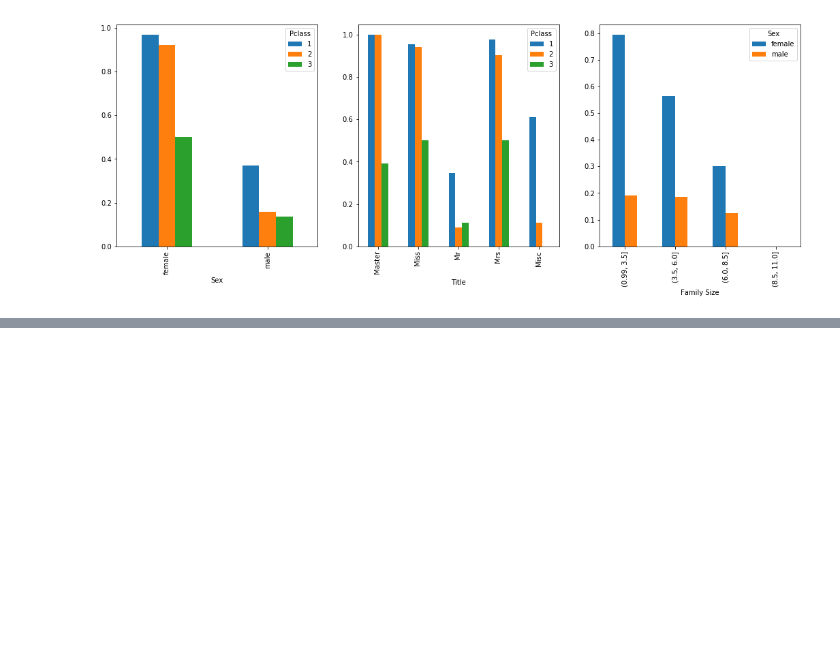
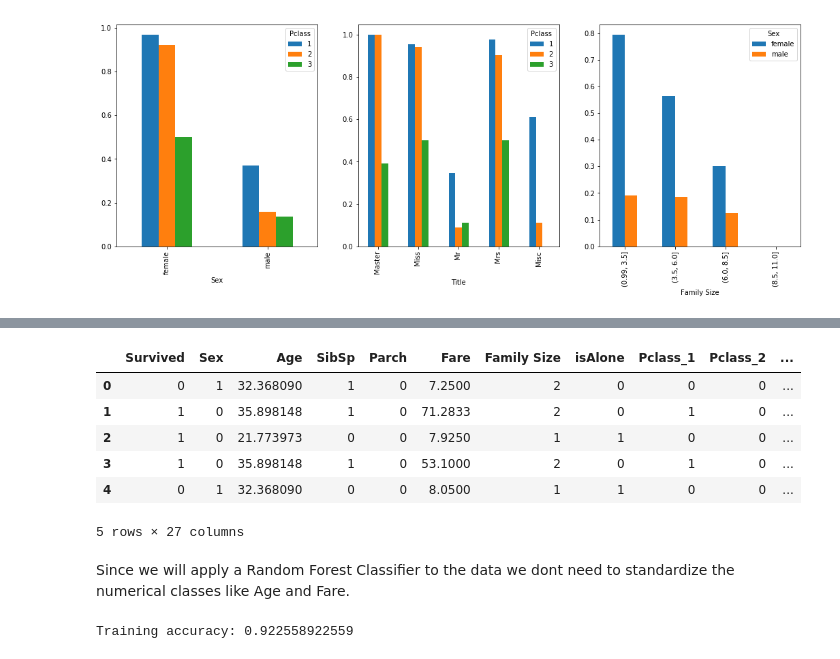
Before and after one commit to WencesVillegasMarset/KaggleChallenges, a Jupyter notebook: Titanic Challenge.ipynb, the cells around one changed output, grey strips where cells are left out. Saved outputs shown, nothing was run; the diff lists cells and outputs as text; code cells hidden in the pictures; blank space fills up the shorter version.

```diff
--- a/Titanic Challenge.ipynb
+++ b/Titanic Challenge.ipynb
@@ -165,0 +181,14 @@ train_data.pivot_table('Survived', index=pd.cut(train_data['Family Size'], 4), c
+# %%
+train_data = pd.get_dummies(train_data, columns=['Pclass', 'Embarked', 'Title', 'FareBin', 'AgeBin'])
+test_data = pd.get_dummies(test_data, columns=['Pclass', 'Embarked', 'Title', 'FareBin', 'AgeBin'])
+train_data.head()
+# %% [output]
+|  | Survived | Sex | Age | SibSp | Parch | Fare | Family Size | isAlone | Pclass_1 | Pclass_2 | ... |
+| 0 | 0 | 1 | 32.368090 | 1 | 0 | 7.2500 | 2 | 0 | 0 | 0 | ... |
+| 1 | 1 | 0 | 35.898148 | 1 | 0 | 71.2833 | 2 | 0 | 1 | 0 | ... |
+| 2 | 1 | 0 | 21.773973 | 0 | 0 | 7.9250 | 1 | 1 | 0 | 0 | ... |
+| 3 | 1 | 0 | 35.898148 | 1 | 0 | 53.1000 | 2 | 0 | 1 | 0 | ... |
+| 4 | 0 | 1 | 32.368090 | 0 | 0 | 8.0500 | 1 | 1 | 0 | 0 | ... |
+5 rows × 27 columns
+# %% [markdown]
+Since we will apply a Random Forest Classifier to the data we dont need to standardize the numerical classes like Age and Fare.
@@ -165,0 +199,8 @@ train_data.pivot_table('Survived', index=pd.cut(train_data['Family Size'], 4), c
+# %%
+#random forests test
+forest = ensemble.RandomForestClassifier(n_jobs=-1)
+forest.fit(X_train, y)
+predictions = forest.predict(X_test)
+print("Training accuracy: " + str(forest.score(X_train, y)))
+# %% [output]
+Training accuracy: 0.922558922559
```
Also changed, not shown: parts of 12 cells of this notebook, 1 other file.
